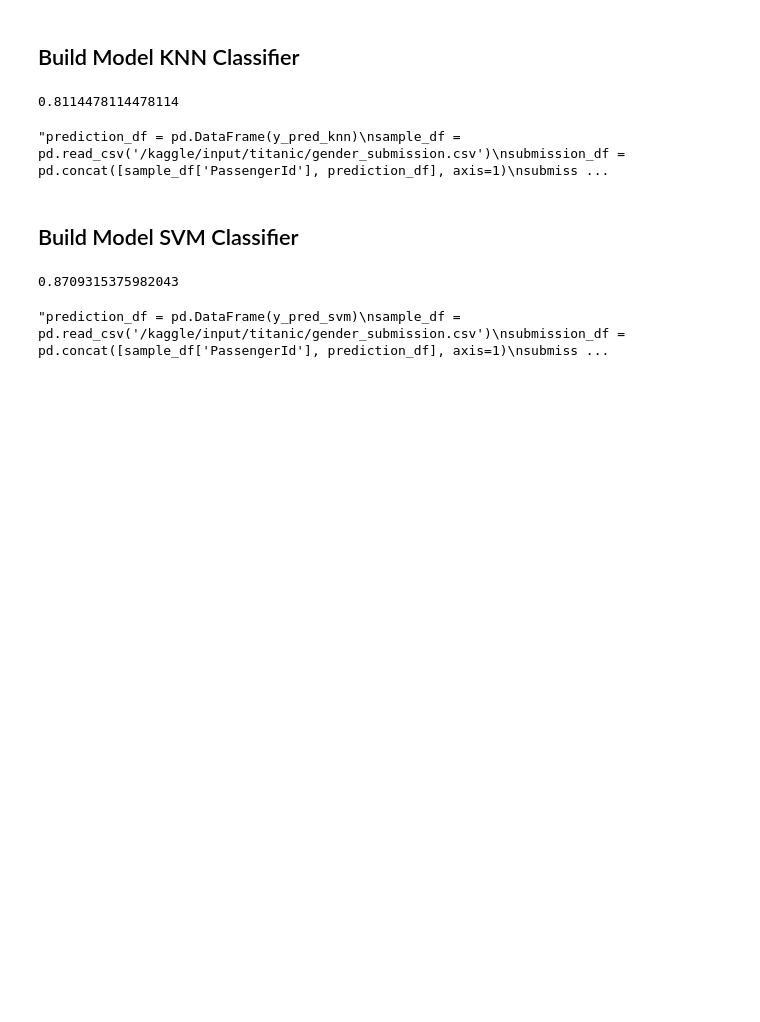
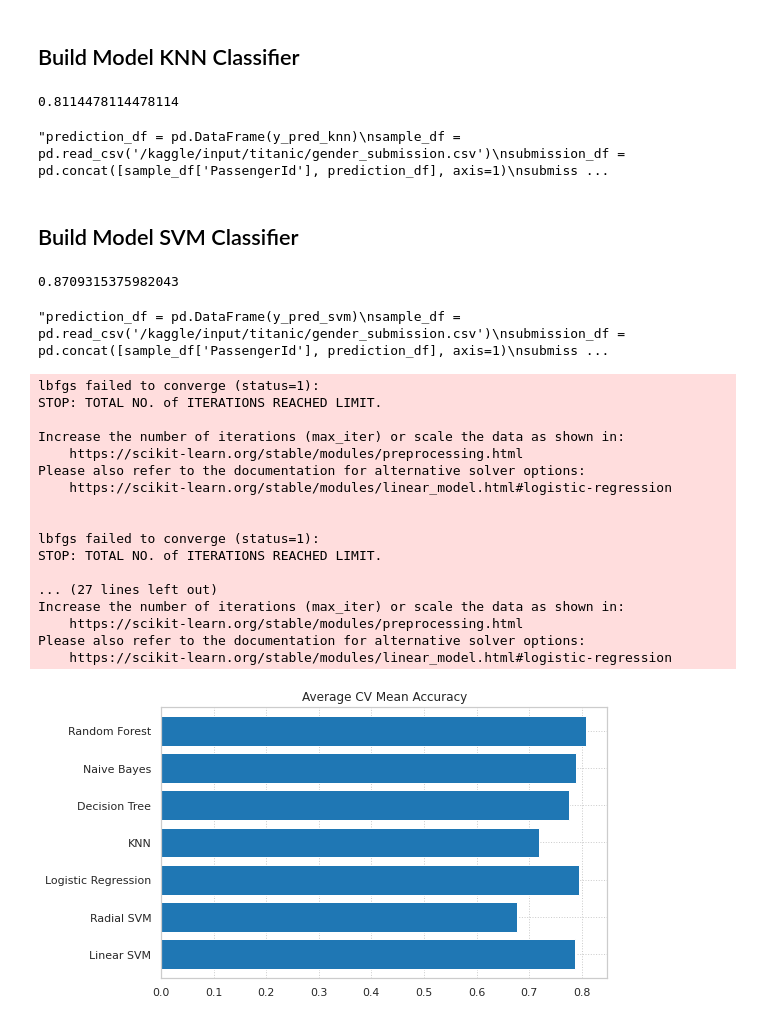
Before and after one commit to karthigeyan0312/My_Kaggle_Practice_Exercises, a Jupyter notebook: titanic-prediction.ipynb, the cells around one changed output. Drawn from its saved outputs; the diff is of its cells as text; code cells hidden in the pictures; blank space fills up the shorter version.

Commit message:
Kaggle Notebook | Titanic_prediction | Version 11

```diff
--- a/titanic-prediction.ipynb
+++ b/titanic-prediction.ipynb
@@ -750,3 +750,50 @@ submission_df.columns  = ['PassengerId', 'Survived']
 submission_df.to_csv('gender_submission.csv', index=False)'''
 # %% [output]
 "prediction_df = pd.DataFrame(y_pred_svm)\nsample_df = pd.read_csv('/kaggle/input/titanic/gender_submission.csv')\nsubmission_df = pd.concat([sample_df['PassengerId'], prediction_df], axis=1)\nsubmiss ...
+# %%
+from sklearn.model_selection import KFold, cross_val_score, cross_val_predict
+kfold = KFold(n_splits=10, random_state=None)
+
+xyz = []
+accuracy = []
+std = []
+classifiers = ['Linear SVM', 'Radial SVM', 'Logistic Regression',
+               'KNN', 'Decision Tree', 'Naive Bayes', 'Random Forest']
+
+models = [svm.SVC(kernel='linear'), svm.SVC(kernel='rbf'), LogisticRegression(),
+          KNeighborsClassifier(n_neighbors=9), DecisionTreeClassifier(), GaussianNB(),
+          RandomForestClassifier(n_estimators=100)]
+
+for i in models:
+    model = i
+    cv_result = cross_val_score(model, X, y, cv=kfold, scoring="accuracy")
+    CV_result = cv_result
+    xyz.append(cv_result.mean())
+    std.append(cv_result.std())
+    accuracy.append(cv_result)
+
+new_models_dataframe2=pd.DataFrame({'CV Mean':xyz,'Std':std},index=classifiers)
+new_models_dataframe2['CV Mean'].plot.barh(width=0.8)
+plt.title('Average CV Mean Accuracy')
+fig=plt.gcf()
+fig.set_size_inches(8,5)
+plt.show()
+# %% [output]
+lbfgs failed to converge (status=1):
+STOP: TOTAL NO. of ITERATIONS REACHED LIMIT.
+
+Increase the number of iterations (max_iter) or scale the data as shown in:
+    https://scikit-learn.org/stable/modules/preprocessing.html
+Please also refer to the documentation for alternative solver options:
+    https://scikit-learn.org/stable/modules/linear_model.html#logistic-regression
+
+
+lbfgs failed to converge (status=1):
+STOP: TOTAL NO. of ITERATIONS REACHED LIMIT.
+
+... (27 lines left out)
+Increase the number of iterations (max_iter) or scale the data as shown in:
+    https://scikit-learn.org/stable/modules/preprocessing.html
+Please also refer to the documentation for alternative solver options:
+    https://scikit-learn.org/stable/modules/linear_model.html#logistic-regression
+[figure, added]
```
Also changed, not shown: parts of 3 cells of this notebook.
